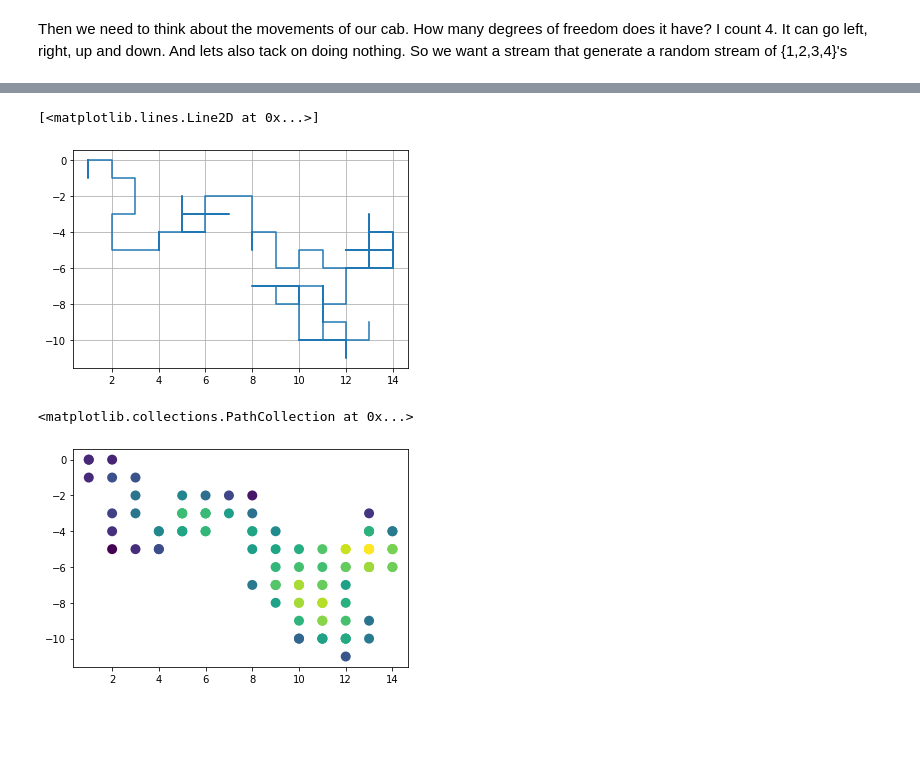
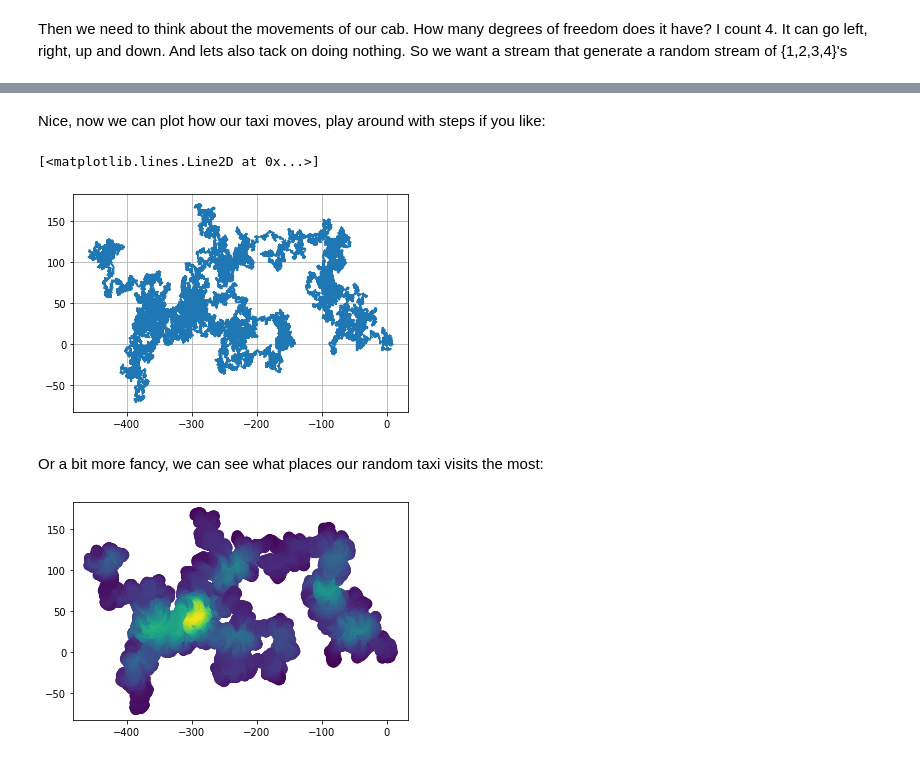
Before and after one commit to edgarklerks/some_musings, a Jupyter notebook: Some_algebraic_structure_of_python_generators.ipynb, the cells around one changed output, grey strips where cells are left out. Cells and saved outputs as stored; diff of their text form; code cells hidden in the pictures; blank space fills up the shorter version.

```diff
--- a/Some_algebraic_structure_of_python_generators.ipynb
+++ b/Some_algebraic_structure_of_python_generators.ipynb
@@ -217,14 +239,16 @@ Nice, now we can plot how our taxi moves:
+# %% [markdown]
+Nice, now we can plot how our taxi moves, play around with steps if you like:
 # %%
-
+steps = 100000
 def observeArray(n,g):
-    return np.array(n, g)
+     return np.asarray(observe(n, g))
 
 import matplotlib.pyplot as plt
 fig = plt.figure()
 ax = plt.axes()
 plt.grid()
-x,y = observeArray(100,taxi()).T
+x,y = observeArray(steps,taxi()).T
 plt.plot(x,y)
 # %% [output]
 [<matplotlib.lines.Line2D at 0x...>]
-[figure, old version]
+[figure, new version]
@@ -233,11 +255,13 @@ Or a bit more fancy, we can see what places our random taxi frequents the most:
+# %% [markdown]
+Or a bit more fancy, we can see what places our random taxi visits the most:
 # %%
 from scipy.stats import gaussian_kde
+def densityScatterPlot(x,y):
+    xy = np.vstack([x,y])
+    z = gaussian_kde(xy)(xy)
 
-xy = np.vstack([x,y])
-z = gaussian_kde(xy)(xy)
-
-fig, ax = plt.subplots()
-ax.scatter(x, y, c=z, s=100, edgecolor='')
+    fig, ax = plt.subplots()
+    ax.scatter(x, y, c=z, s=100, edgecolor='')
+densityScatterPlot(x,y)
 # %% [output]
-<matplotlib.collections.PathCollection at 0x...>
-[figure, old version]
+[figure, new version]
```
Also changed, not shown: parts of 18 cells of this notebook.
